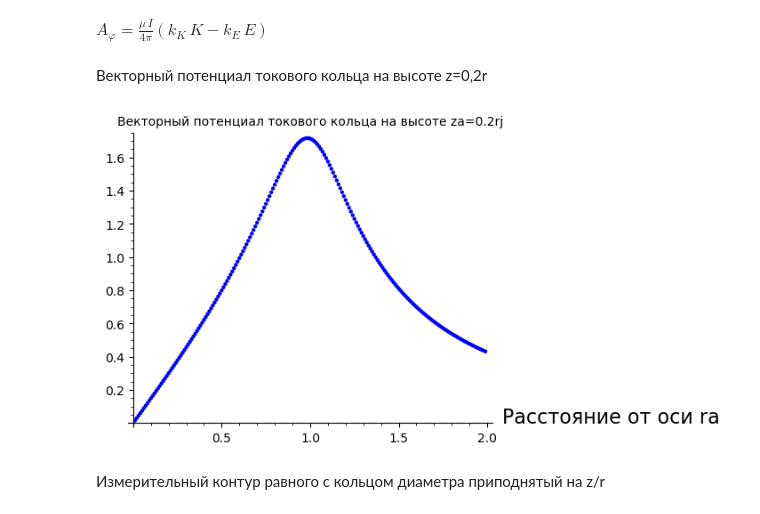
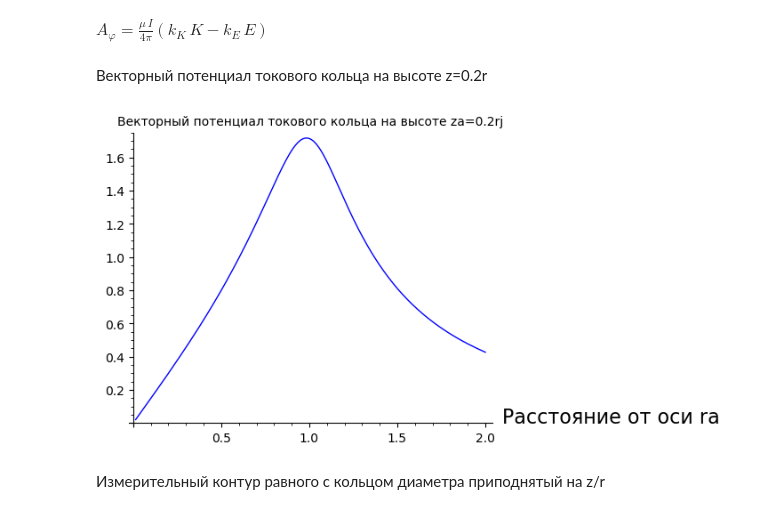
Before and after one commit to daju1/articles, a Jupyter notebook: electrostatic_vector_potential/Vector_potential_of_a_precessing_magnetic_dipole.ipynb, the cells around one changed output. Cells and saved outputs as stored; diff of their text form; code cells hidden in the pictures.

```diff
--- a/electrostatic_vector_potential/Vector_potential_of_a_precessing_magnetic_dipole.ipynb
+++ b/electrostatic_vector_potential/Vector_potential_of_a_precessing_magnetic_dipole.ipynb
@@ -203,4 +206,4 @@ A_ring = lambda rj, ra, zj, za : \
        + k_K(rj, ra, zj, za) * elliptic_kc(m(rj, ra, zj, za)) \
        - k_E(rj, ra, zj, za) * elliptic_ec(m(rj, ra, zj, za))
 # %% [markdown]
-Векторный потенциал токового кольца на высоте z=0,2r
+Векторный потенциал токового кольца на высоте z=0.2r
@@ -214,8 +210,8 @@ for ir in range(1,200):
 # %%
-p = list_plot(plot_data_A_ring_r)
+p = plot(A_ring(rj = 1, ra = r_a, zj = 0, za = 0.2), (r_a, 0, 2))
 p.show(title="Векторный потенциал токового кольца на высоте za=0.2rj",
        axes_labels=["Расстояние от оси ra", ""])
 # %% [output]
-[figure, old version]
+[figure, new version]
 # %% [markdown]
 Измерительный контур равного с кольцом диаметра приподнятый на z/r
```
Also changed, not shown: parts of 84 cells of this notebook.
